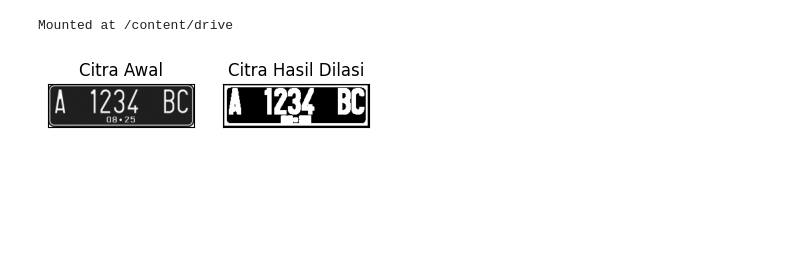
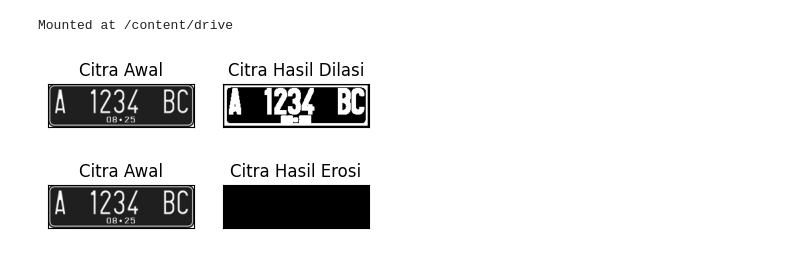
Before and after one commit to Marcel-12345/PCVK_Ganjil_2026, a Jupyter notebook: Week9.ipynb, the cells around one changed output. Drawn from its saved outputs; the diff is of its cells as text; code cells hidden in the pictures; blank space fills up the shorter version.

Commit message:
Opening & closing

```diff
--- a/Week9.ipynb
+++ b/Week9.ipynb
@@ -10,30 +10,111 @@ import cv2
 import numpy as np
 from matplotlib import pyplot as plt
 
 #Dilasi tanpa library
 def dilasi_citra(F,w):
   #size image
   p,q= F.shape
   imgD= np.zeros((p,q), dtype=np.uint8)
   #Generate structure element dilasi (SED)
   SED= np.ones((w,w), dtype=np.uint8)
   constant1= (w-1)//2
   #Proses Dilasi
   for i in range(constant1, p-constant1):
     for j in range(constant1,q-constant1):
       temp= F[i-constant1:i+constant1+1, j-constant1:j+constant1+1]
       product= temp*SED
       imgD[i,j]= np.max(product)
   return imgD
 
 img_d= cv2.imread('/content/drive/MyDrive/PCVK/Images/PlatNomor.png',0)
 ret, thresh = cv2.threshold(img_d, 125, 200, cv2.THRESH_BINARY)
 w=5
 imgD = dilasi_citra(thresh,w)
 plt.subplot(131),plt.imshow(img_d,cmap = 'gray')
 plt.title('Citra Awal'), plt.xticks([]), plt.yticks([])
 plt.subplot(132),plt.imshow(imgD,cmap = 'gray')
 plt.title('Citra Hasil Dilasi'), plt.xticks([]), plt.yticks([])
 plt.show()
+
+#Erosi Tanpa Library
+def erosi_citra(F,k):
+  #size image
+  m,n= F.shape
+  #Generate structure element erosi (SE)
+  SE= np.ones((k,k), dtype=np.uint8)
+  constant= (k-1)//2
+  imgE= np.zeros((m,n), dtype=np.uint8)
+
+  #Proses Erosi
+  for i in range(constant, m-constant):
+    for j in range(constant,n-constant):
+      temp= F[i-constant:i+constant+1, j-constant:j+constant+1]
+      product= temp*SE
+      imgE[i,j]= np.min(product)
+    return imgE
+
+img_e= cv2.imread('/content/drive/MyDrive/PCVK/Images/PlatNomor.png',0)
+ret1, thresh1 = cv2.threshold(img_e, 175, 225, cv2.THRESH_BINARY)
+k=5
+imgE = erosi_citra(thresh1,k)
+plt.subplot(131),plt.imshow(img_e,cmap = 'gray')
+plt.title('Citra Awal'), plt.xticks([]), plt.yticks([])
+plt.subplot(132),plt.imshow(imgE,cmap = 'gray')
+plt.title('Citra Hasil Erosi'), plt.xticks([]), plt.yticks([])
+plt.show()
+
+#EROSI LIBRARY
+img = cv2.imread('/content/drive/MyDrive/PCVK/Images/PlatNomor.png')
+kernel = np.ones((5,5),np.uint8)
+erosion = cv2.erode(img,kernel,iterations = 1)
+plt.subplot(121),plt.imshow(img),plt.title('Citra Awal')
+plt.xticks([]), plt.yticks([])
+plt.subplot(122),plt.imshow(erosion),plt.title('Citra Hasil Erosi')
+plt.xticks([]), plt.yticks([])
+plt.show()
+
+img_o= cv2.imread('/content/drive/MyDrive/PCVK/Images/PlatNomor.png',0)
+reto, thresho = cv2.threshold(img_o, 127, 225, cv2.THRESH_BINARY)
+k=7
+imgO = dilasi_citra(erosi_citra(thresho,k),k)
+plt.subplot(131),plt.imshow(img_o,cmap = 'gray')
+plt.title('Citra Awal'), plt.xticks([]), plt.yticks([])
+plt.subplot(132),plt.imshow(imgO,cmap = 'gray')
+plt.title('Citra Hasil Opening'), plt.xticks([]), plt.yticks([])
+plt.show()
+
+#Dengan Menggunakan Library
+ret, thresh = cv2.threshold(img, 127, 225, cv2.THRESH_BINARY)
+kernel = np.ones((3,3),np.uint8)
+openn = cv2.morphologyEx(thresh,cv2.MORPH_OPEN, kernel)
+plt.subplot(131),plt.imshow(img,cmap = 'gray')
+plt.title('Citra Awal'), plt.xticks([]), plt.yticks([])
+plt.subplot(132),plt.imshow(thresh,cmap = 'gray')
+plt.title('Citra Biner'), plt.xticks([]), plt.yticks([])
+plt.subplot(133),plt.imshow(openn,cmap = 'gray')
+plt.title('Citra Hasil Opening'), plt.xticks([]), plt.yticks([])
+plt.show()
+
+img_c= cv2.imread('/content/drive/MyDrive/PCVK/Images/PlatNomor.png',0)
+retc, threshc = cv2.threshold(img_c, 127, 225, cv2.THRESH_BINARY)
+k=7
+imgC = erosi_citra(dilasi_citra(threshc,k),k)
+plt.subplot(131),plt.imshow(img_c,cmap = 'gray')
+plt.title('Citra Awal'), plt.xticks([]), plt.yticks([])
+plt.subplot(132),plt.imshow(imgC,cmap = 'gray')
+plt.title('Citra Hasil Closing'), plt.xticks([]), plt.yticks([])
+plt.show()
+
+ret, thresh = cv2.threshold(img, 127, 225, cv2.THRESH_BINARY)
+kernel = np.ones((3,3),np.uint8)
+closs = cv2.morphologyEx(thresh,cv2.MORPH_CLOSE, kernel)
+plt.subplot(131),plt.imshow(img,cmap = 'gray')
+plt.title('Citra Awal'), plt.xticks([]), plt.yticks([])
+plt.subplot(132),plt.imshow(thresh,cmap = 'gray')
+plt.title('Citra Biner'), plt.xticks([]), plt.yticks([])
+plt.subplot(133),plt.imshow(closs,cmap = 'gray')
+plt.title('Citra Hasil Closing'), plt.xticks([]), plt.yticks([])
+plt.show()
 # %% [output]
 [figure]
+[figure, added]
```
Also changed, not shown: parts of 1 cell of this notebook.
